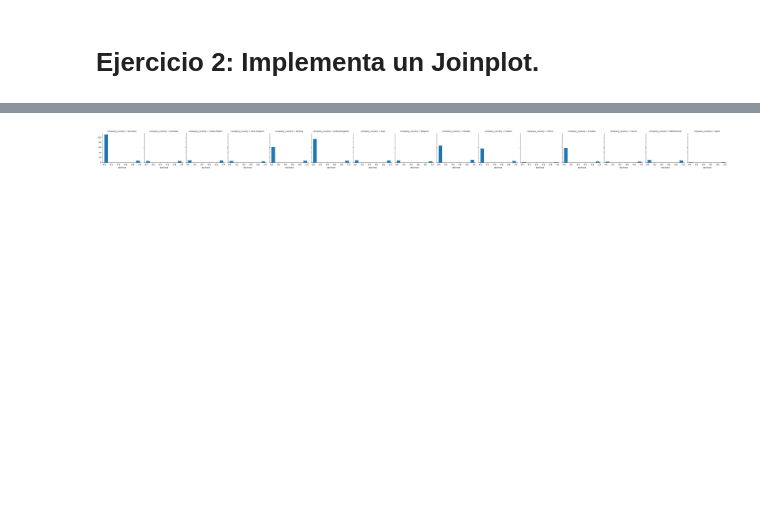
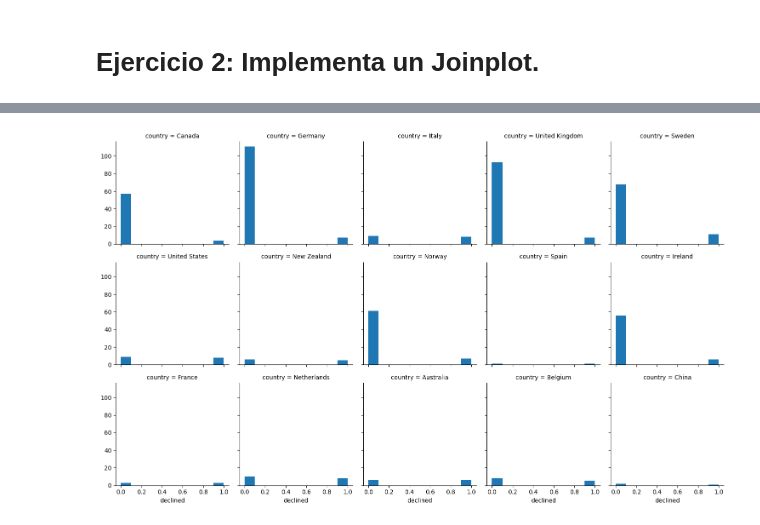
Before and after one commit to Bellengher/SPRINT-1, a Jupyter notebook: SPRINT8.1/Sprint_8_1.ipynb, the cells around one changed output, grey strips where cells are left out. Saved outputs shown, nothing was run; the diff lists cells and outputs as text; code cells hidden in the pictures; blank space fills up the shorter version.

```diff
--- a/SPRINT8.1/Sprint_8_1.ipynb
+++ b/SPRINT8.1/Sprint_8_1.ipynb
@@ -59,0 +34,13 @@ memory usage: 119.4+ KB
+# %%
+from sqlalchemy import create_engine
+
+conexion = create_engine('mysql+mysqlconnector://root:151108@localhost/operations')
+
+tablas_db = ['transactions', 'companies', 'users', 'products','product_transaction']
+df = {}
+
+for tabla in tablas_db:
+    query = f'SELECT * FROM {tabla}'
+    df[tabla] = pd.read_sql(query, conexion)
+
+conexion.dispose()
@@ -59,0 +49,6 @@ memory usage: 119.4+ KB
+# %%
+transactions_df = df['transactions']
+companies_df = df['companies']
+users_df = df['users']
+products_df = df['products']
+product_transactions_df = df['product_transaction']
@@ -343,0 +225,20 @@ plt.show()
+# %%
+
+transactions_with_companies = transactions_df.merge(companies_df[['company_id', 'country']], left_on='business_id', right_on='company_id')
+
+ventas_por_pais = transactions_with_companies.groupby('country')['amount'].sum()
+
+ventas_por_pais = ventas_por_pais.sort_values(ascending=False)
+
+print(ventas_por_pais)
+
+colores = ['red' if valor < 5000 else '#66b3ff' for valor in ventas_por_pais]
+
+# Creación del gráfico
+plt.figure(figsize=(16, 8))
+ventas_por_pais.plot(kind='bar', color=colores)
+plt.xlabel('País')
+plt.ylabel('Ventas Totales')
+plt.title('Ventas Totales por País')
+plt.xticks(rotation=80)
+plt.show()
@@ -369,6 +580,8 @@ plt.show()
 # %%
-g = sns.FacetGrid(df, col='company_country')
-g.map(plt.hist, 'declined')
+
+g = sns.FacetGrid(transactions_with_companies, col='country', col_wrap=5)
+g.map(plt.hist, 'declined')  # Agregado el punto entre transactions_df y 'declined'
+
 plt.show()
 # %% [output]
-[figure, old version]
+[figure, new version]
```
Also changed, not shown: parts of 91 cells of this notebook.
